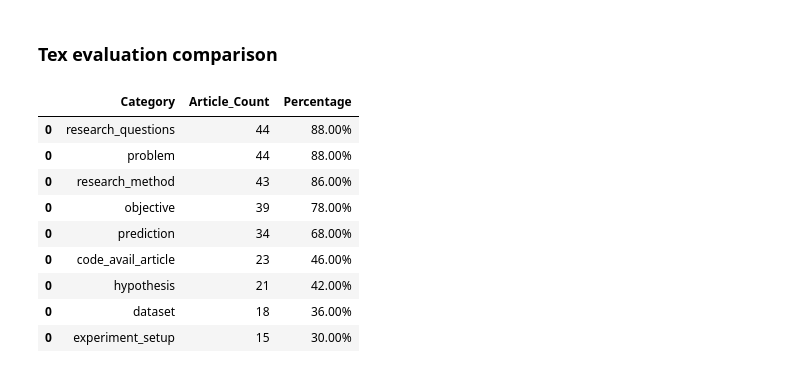
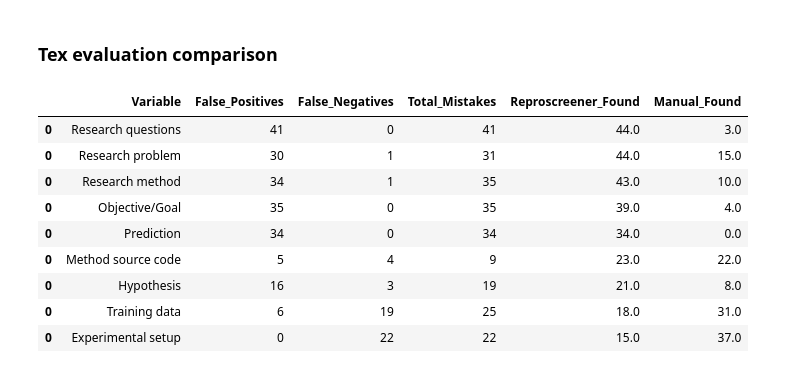
Before and after one commit to Machine-Learning-Pipelines/reproscreener, a Jupyter notebook: docs/evaluation_results.ipynb, the cells around one changed output. Saved outputs shown, nothing was run; the diff lists cells and outputs as text; code cells hidden in the pictures.

Commit message:
gold standard heatmaps, funding, eval tables

```diff
--- a/docs/evaluation_results.ipynb
+++ b/docs/evaluation_results.ipynb
@@ -188,0 +177,6 @@ summary_repo.sort_values(by='Article_Count', ascending=False)
+# %%
+manual_eval = split_parsed_readme(manual_eval, 'parsed_readme')
+manual_eval.rename(columns=repo_map_dict, inplace=True)
+manual_eval.rename(columns={"paper": "Paper_ID"}, inplace=True)
+manual_eval.head()
+manual_eval.columns
@@ -189,17 +231,23 @@ summary_repo.sort_values(by='Article_Count', ascending=False)
 # %% [markdown]
 ### Tex evaluation comparison
-# %%
-tex_heatmap_pivot = prepare_pivot(tex_heatmap_df, 'Paper_ID', tex_map_dict, var_column='Found_Variable')
-summary_tex = run_evaluation(tex_heatmap_pivot, tex_map_dict)
-summary_tex.sort_values(by='Article_Count', ascending=False)
-# %% [output]
-|  | Category | Article_Count | Percentage |
-| 0 | research_questions | 44 | 88.00% |
-| 0 | problem | 44 | 88.00% |
-| 0 | research_method | 43 | 86.00% |
-| 0 | objective | 39 | 78.00% |
-| 0 | prediction | 34 | 68.00% |
-| 0 | code_avail_article | 23 | 46.00% |
-| 0 | hypothesis | 21 | 42.00% |
-| 0 | dataset | 18 | 36.00% |
-| 0 | experiment_setup | 15 | 30.00% |
+# %%
+tex_heatmap_pivot = prepare_pivot(tex_heatmap_df, 'Paper_ID', tex_map_dict, var_column='Found_Variable')
+
+auto_eval_df = tex_heatmap_pivot.copy()
+auto_eval_df.columns = [f"{col}_reproscreener" if col != "Paper_ID" else col for col in auto_eval_df.columns]
+
+manual_eval_df = manual_eval.copy()
+manual_eval_df.columns = [f"{col}_manual" if col != "Paper_ID" else col for col in manual_eval_df.columns]
+
+compare_with_manual(auto_eval_df, manual_eval_df, tex_map_dict)
+# %% [output]
+|  | Variable | False_Positives | False_Negatives | Total_Mistakes | Reproscreener_Found | Manual_Found |
+| 0 | Research questions | 41 | 0 | 41 | 44.0 | 3.0 |
+| 0 | Research problem | 30 | 1 | 31 | 44.0 | 15.0 |
+| 0 | Research method | 34 | 1 | 35 | 43.0 | 10.0 |
+| 0 | Objective/Goal | 35 | 0 | 35 | 39.0 | 4.0 |
+| 0 | Prediction | 34 | 0 | 34 | 34.0 | 0.0 |
+| 0 | Method source code | 5 | 4 | 9 | 23.0 | 22.0 |
+| 0 | Hypothesis | 16 | 3 | 19 | 21.0 | 8.0 |
+| 0 | Training data | 6 | 19 | 25 | 18.0 | 31.0 |
+| 0 | Experimental setup | 0 | 22 | 22 | 15.0 | 37.0 |
```
Also changed, not shown: parts of 12 cells of this notebook, 7 other files.
